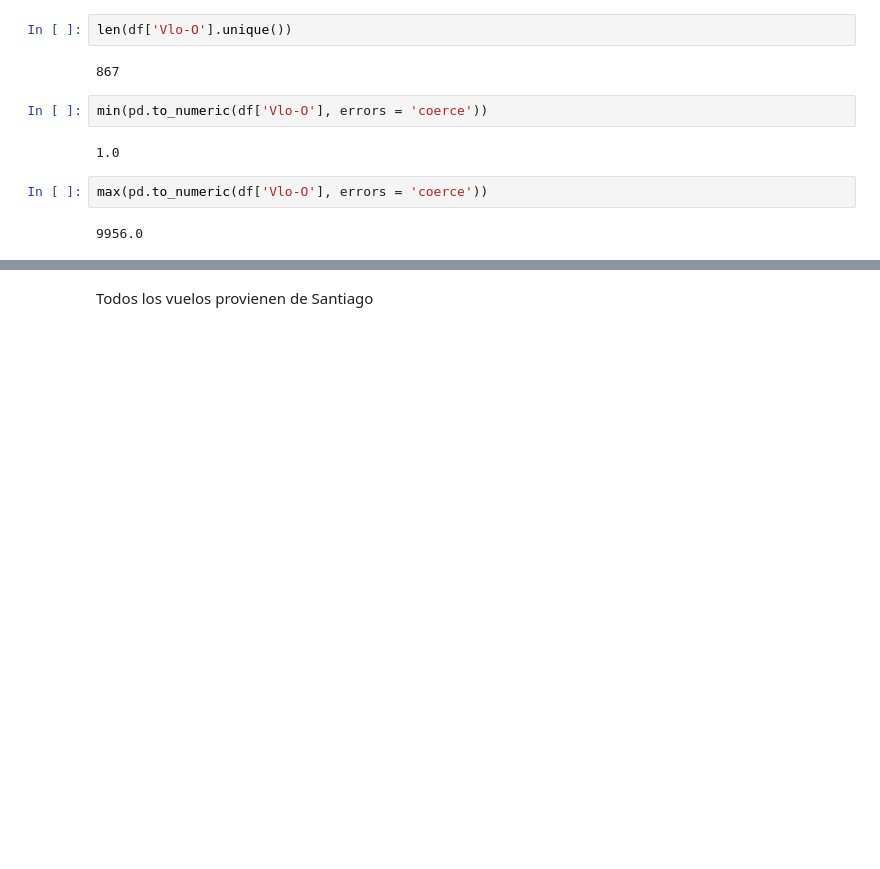
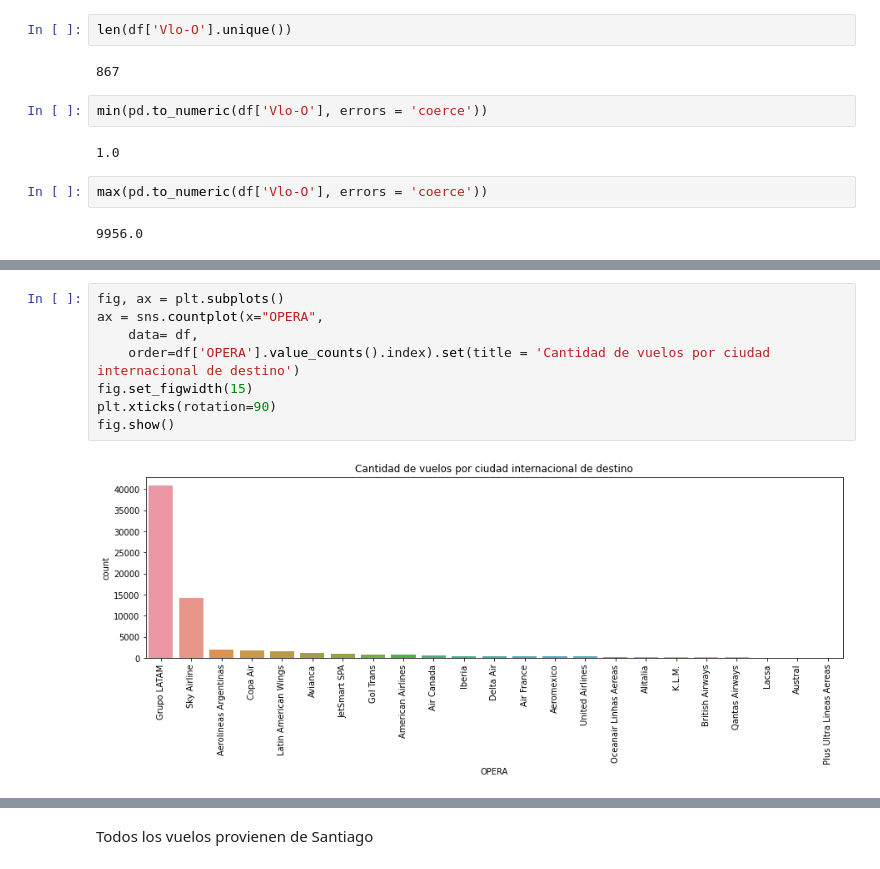
Before and after one commit to alejandraneelyp/DSChallenge, a Jupyter notebook: solution.ipynb, the cells around one changed output, grey strips where cells are left out. Drawn from its saved outputs; the diff is of its cells as text; blank space fills up the shorter version.

```diff
--- a/solution.ipynb
+++ b/solution.ipynb
@@ -93,0 +138,10 @@ df[df['AÑO'] == 2018]
+# %%
+fig, ax = plt.subplots()
+ax = sns.countplot(x="OPERA",
+    data= df,
+    order=df['OPERA'].value_counts().index).set(title = 'Cantidad de vuelos por ciudad internacional de destino')
+fig.set_figwidth(15)
+plt.xticks(rotation=90)
+fig.show()
+# %% [output]
+[figure, added]
```
Also changed, not shown: parts of 98 cells of this notebook, 1 other file.
